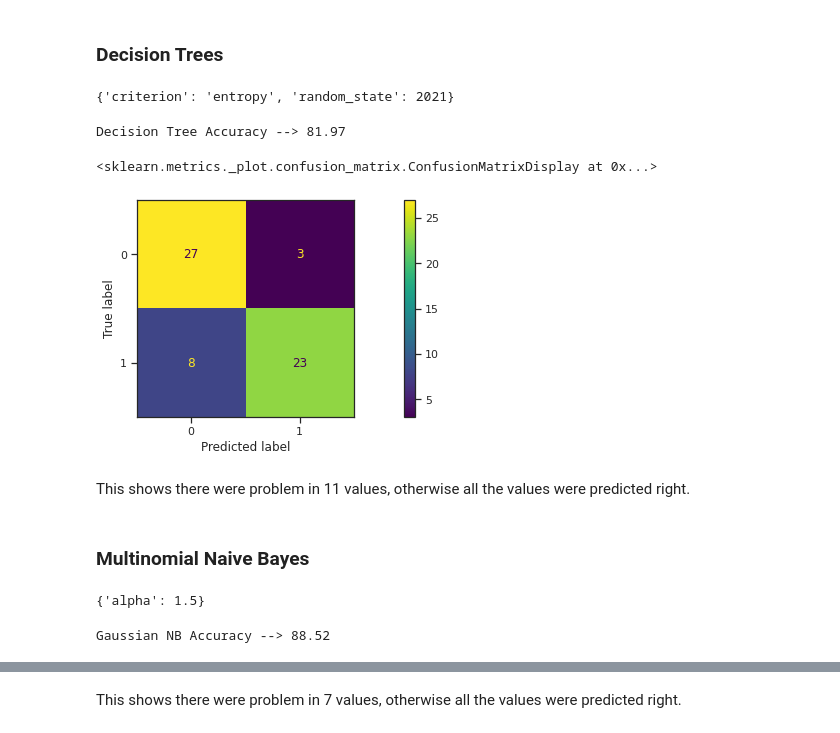
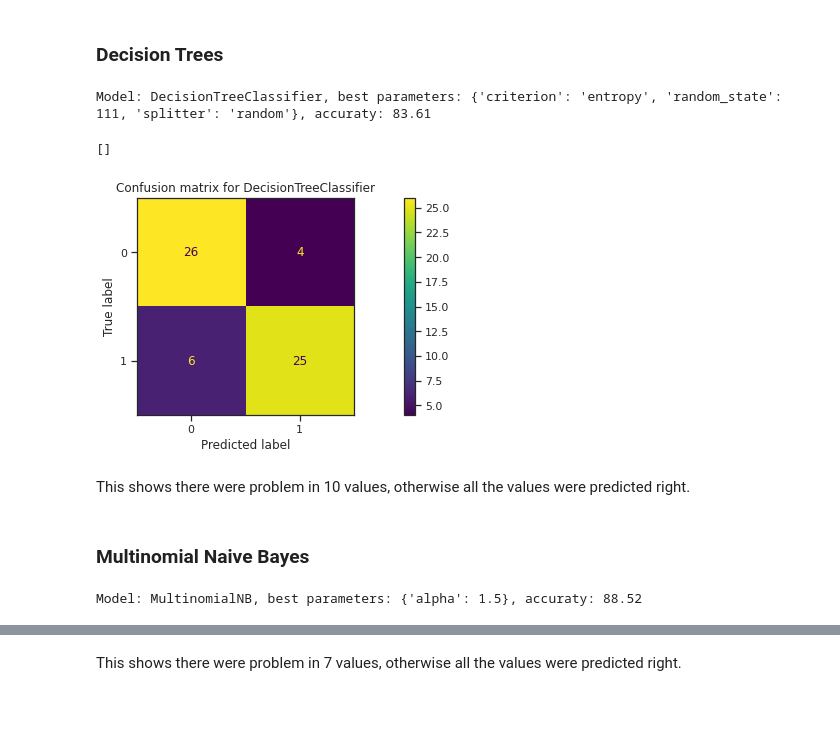
Before and after one commit to made-ml-in-prod-2021/andyst75, a Jupyter notebook: ml_project/notebooks/EDA.ipynb, the cells around one changed output, grey strips where cells are left out. Saved outputs shown, nothing was run; the diff lists cells and outputs as text; code cells hidden in the pictures; blank space fills up the shorter version.

```diff
--- a/ml_project/notebooks/EDA.ipynb
+++ b/ml_project/notebooks/EDA.ipynb
@@ -575,52 +578,42 @@ metrics.plot_confusion_matrix(model1, x_test, y_test)
 This shows there were problem in only 7 values, otherwise all the values were predicted right.
 # %% [markdown]
 ### Decision Trees
-# %%
-criterion = ['gini', 'entropy']
-splitter = ['best', 'random']
-
-Tree = DecisionTreeClassifier()
-
-parameters = {'criterion': ['gini','entropy'], 'random_state': RANDOM_STATES}
-
-tree_classifier = GridSearchCV(Tree, parameters, scoring='neg_mean_squared_error', cv = FOLDS, n_jobs=8)
-tree_classifier.fit(x_train, y_train)
-tree_classifier.best_params_
-# %% [output]
-{'criterion': 'entropy', 'random_state': 2021}
-# %%
-model2 = DecisionTreeClassifier(**tree_classifier.best_params_)
-model2.fit(x_train,y_train)
-accuracy2 = model2.score(x_test,y_test)
-accuracy.append(accuracy2)
-print(f'Decision Tree Accuracy --> {accuracy2 * 100:.2f}')
-# %% [output]
-Decision Tree Accuracy --> 81.97
-# %%
-metrics.plot_confusion_matrix(model2, x_test, y_test)
-# %% [output]
-<sklearn.metrics._plot.confusion_matrix.ConfusionMatrixDisplay at 0x...>
-[figure, removed]
+# %%
+criterion = ['gini', 'entropy']
+splitter = ['best', 'random']
+
+parameters = {'criterion': criterion, 'splitter': splitter, 'random_state': RANDOM_STATES}
+
+estimator = DecisionTreeClassifier
+
+best_params = search_best_parameters(estimator(), parameters, FOLDS, x_train, y_train)
+model, acc = build_model(estimator(**best_params), x_train, y_train, x_test, y_test)
+accuracy.append(acc)
+
+print(f'Model: {estimator.__name__}, best parameters: {best_params}, accuraty: {acc * 100:.2f}')
+# %% [output]
+Model: DecisionTreeClassifier, best parameters: {'criterion': 'entropy', 'random_state': 111, 'splitter': 'random'}, accuraty: 83.61
+# %%
+plot_confusion_matrix(model, x_test, y_test)
+plt.title(f'Confusion matrix for {estimator.__name__}')
+plt.plot()
+# %% [output]
+[]
+[figure, added]
 # %% [markdown]
-This shows there were problem in 11 values, otherwise all the values were predicted right.
+This shows there were problem in 10 values, otherwise all the values were predicted right.
 # %% [markdown]
 ### Multinomial Naive Bayes
 # %%
-MultilNB = MultinomialNB()
+alpha = [0.1, 0.2, 0.5, 0.8, 1., 1.2, 1.5, 2, 3, 5, 10]
+parameters = {'alpha': alpha}
 
-parameters = {'alpha': [0.1, 0.2, 0.5, 0.8, 1., 1.2, 1.5, 2, 3, 5, 10]}
+estimator = MultinomialNB
 
-mnb_classifier = GridSearchCV(MultilNB, parameters, scoring='neg_mean_squared_error', cv = FOLDS, n_jobs=8)
-mnb_classifier.fit(x_train, y_train)
-mnb_classifier.best_params_
+best_params = search_best_parameters(estimator(), parameters, FOLDS, x_train, y_train)
+model, acc = build_model(estimator(**best_params), x_train, y_train, x_test, y_test)
+accuracy.append(acc)
+
+print(f'Model: {estimator.__name__}, best parameters: {best_params}, accuraty: {acc * 100:.2f}')
 # %% [output]
-{'alpha': 1.5}
+Model: MultinomialNB, best parameters: {'alpha': 1.5}, accuraty: 88.52
-# %%
-model3 = MultinomialNB(**mnb_classifier.best_params_)
-
-model3.fit(x_train, y_train)
-accuracy3 = model3.score(x_test, y_test)
-accuracy.append(accuracy3)
-print(f'Gaussian NB Accuracy --> {accuracy3 * 100:.2f}')
-# %% [output]
-Gaussian NB Accuracy --> 88.52
```
Also changed, not shown: parts of 22 cells of this notebook, 1 other file.
